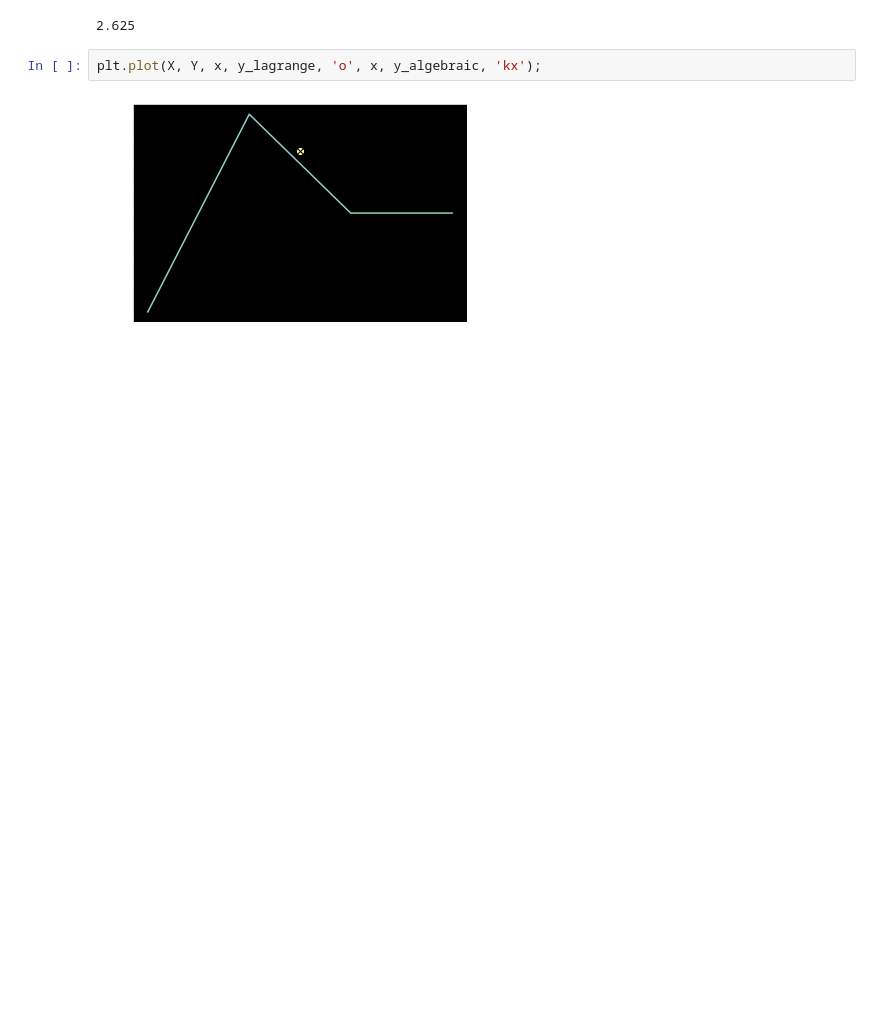
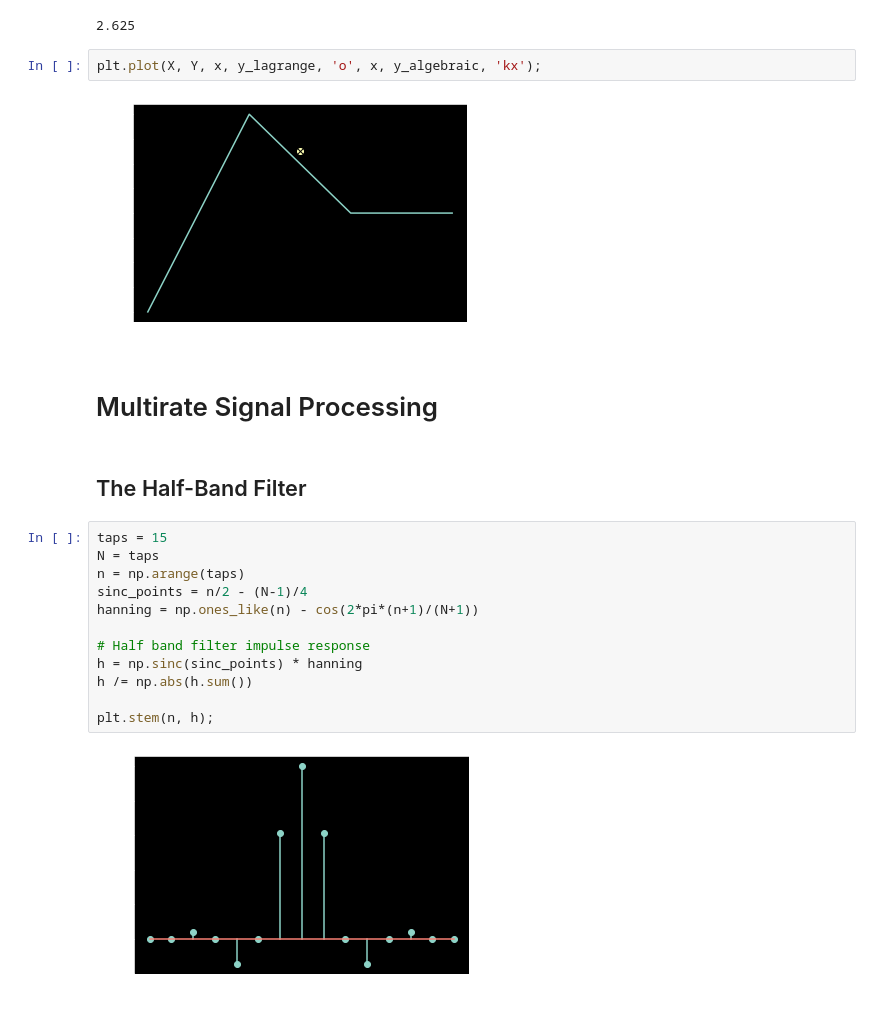
Before and after one commit to mohantyk/dsp_in_comm, a Jupyter notebook: chap3.ipynb, the cells around one changed output. Saved outputs shown, nothing was run; the diff lists cells and outputs as text; blank space fills up the shorter version.

Commit message:
Add half-band filter

```diff
--- a/chap3.ipynb
+++ b/chap3.ipynb
@@ -394,3 +394,21 @@ y_lagrange
 plt.plot(X, Y, x, y_lagrange, 'o', x, y_algebraic, 'kx');
 # %% [output]
 [figure]
+# %% [markdown]
+# Multirate Signal Processing
+# %% [markdown]
+## The Half-Band Filter
+# %%
+taps = 15
+N = taps
+n = np.arange(taps)
+sinc_points = n/2 - (N-1)/4
+hanning = np.ones_like(n) - cos(2*pi*(n+1)/(N+1))
+
+# Half band filter impulse response
+h = np.sinc(sinc_points) * hanning
+h /= np.abs(h.sum())
+
+plt.stem(n, h);
+# %% [output]
+[figure, added]
```
Also changed, not shown: parts of 1 cell of this notebook.
